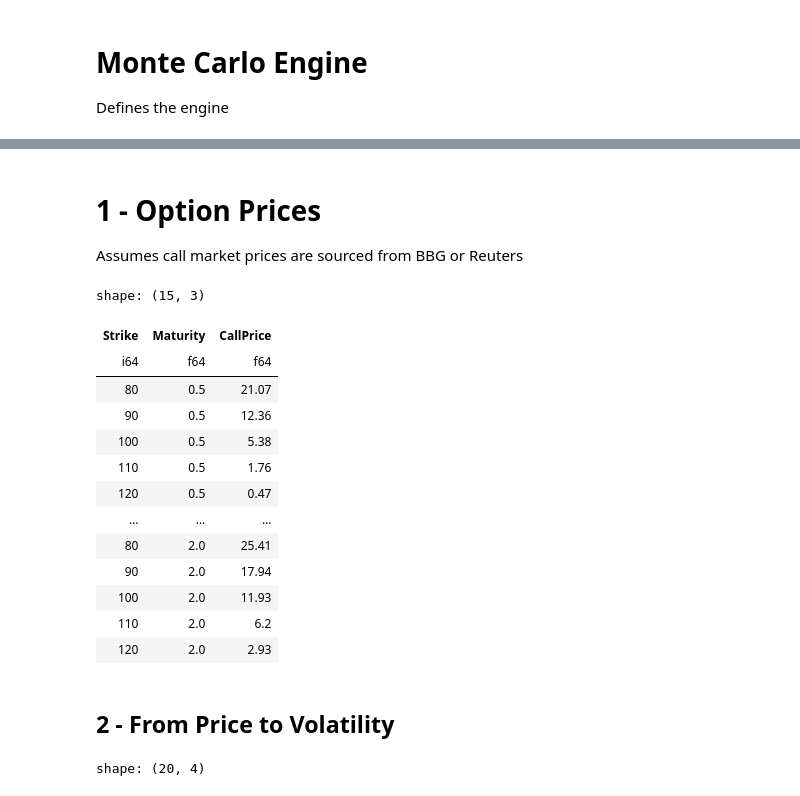
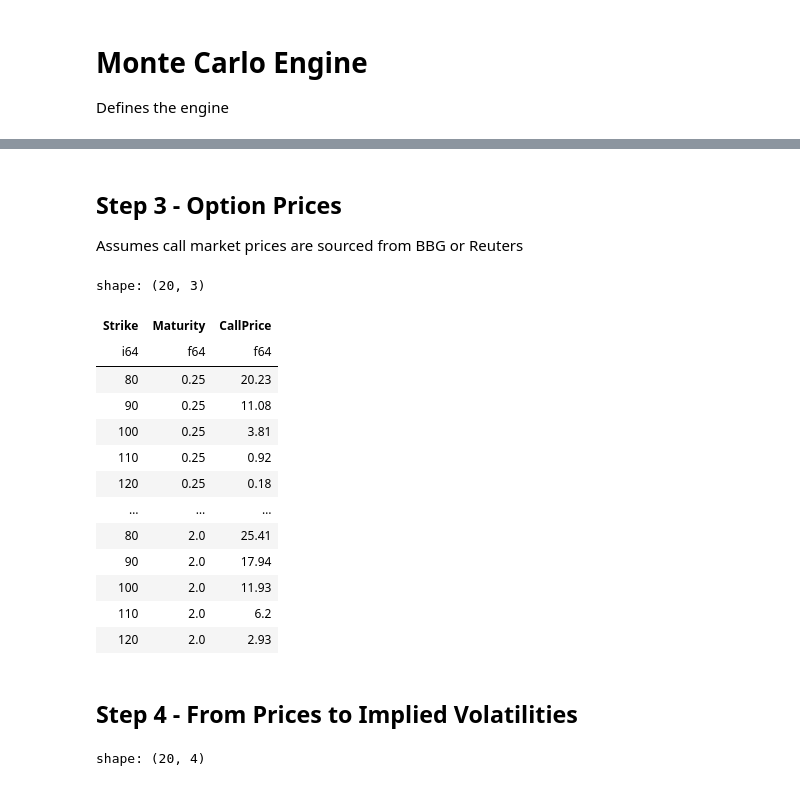
Before and after one commit to EspejoLuis/q_stuff, a Jupyter notebook: Equity | Local Volatility.ipynb, the cells around one changed output, grey strips where cells are left out. Drawn from its saved outputs; the diff is of its cells as text; code cells hidden in the pictures.

Commit message:
Continue Local Volatility

```diff
--- a/Equity | Local Volatility.ipynb
+++ b/Equity | Local Volatility.ipynb
@@ -309,6 +304,6 @@ $$
 The PDE states that for a hedged portfolio, all randomness is removed and the remaining deterministic evolution of value must earn the risk-free rate.
 # %% [markdown]
-# 1 - Option Prices
+## Step 3 - Option Prices
 
 Assumes call market prices are sourced from BBG or Reuters
 # %%
@@ -329,41 +324,40 @@ maturities = [0.25, 0.5, 1.0, 2.0]
 prices = [
     [20.23, 21.07, 22.78, 25.41],
     [11.08, 12.36, 14.43, 17.94],
     [3.81,  5.38,  7.97,  11.93],
     [0.92,  1.76,  3.41,  6.20],
     [0.18,  0.47,  1.20,  2.93],
 ]
 
 # --- Build Polars DataFrame in long format ---
 df = (
     pl.DataFrame(prices,
                  schema=[str(t) + "Y" for t in maturities],
                  orient="row")
     # Add a new column called "Strike"
     .with_columns(pl.Series("Strike", strikes))
     # Keep "Strike" fixed as the index (that’s the x-dimension),
     .unpivot(index=["Strike"],
             # Take all the maturity columns (e.g. "0.25Y", "0.5Y", etc.),
             on=[str(t) + "Y" for t in maturities],
             # Stack them vertically into two new columns:
             # "Maturity" → will hold "0.25Y", "0.5Y", etc.
             # "CallPrice" → will hold the actual numerical prices.
             variable_name="Maturity", value_name="CallPrice")
     # Remove the letter “Y” (so "0.25Y" → "0.25")
     # Convert the column to float (0.25, 0.5, 1.0, 2.0)
     .with_columns(pl.col("Maturity").str.replace("Y", "").cast(pl.Float64))
 )
-
-display(df[5:,:])
+df
 # %% [output]
-shape: (15, 3)
+shape: (20, 3)
 | Strike | Maturity | CallPrice |
 | i64 | f64 | f64 |
-| 80 | 0.5 | 21.07 |
-| 90 | 0.5 | 12.36 |
-| 100 | 0.5 | 5.38 |
-| 110 | 0.5 | 1.76 |
-| 120 | 0.5 | 0.47 |
+| 80 | 0.25 | 20.23 |
+| 90 | 0.25 | 11.08 |
+| 100 | 0.25 | 3.81 |
+| 110 | 0.25 | 0.92 |
+| 120 | 0.25 | 0.18 |
 | … | … | … |
 | 80 | 2.0 | 25.41 |
 | 90 | 2.0 | 17.94 |
@@ -434,5 +367,5 @@ fig.show()
 # %% [markdown]
-## 2 - From Price to Volatility
+## Step 4 - From Prices to Implied Volatilities
 # %%
 from scipy.optimize import brentq
 from scipy.stats import norm
```
Also changed, not shown: parts of 11 cells of this notebook.
